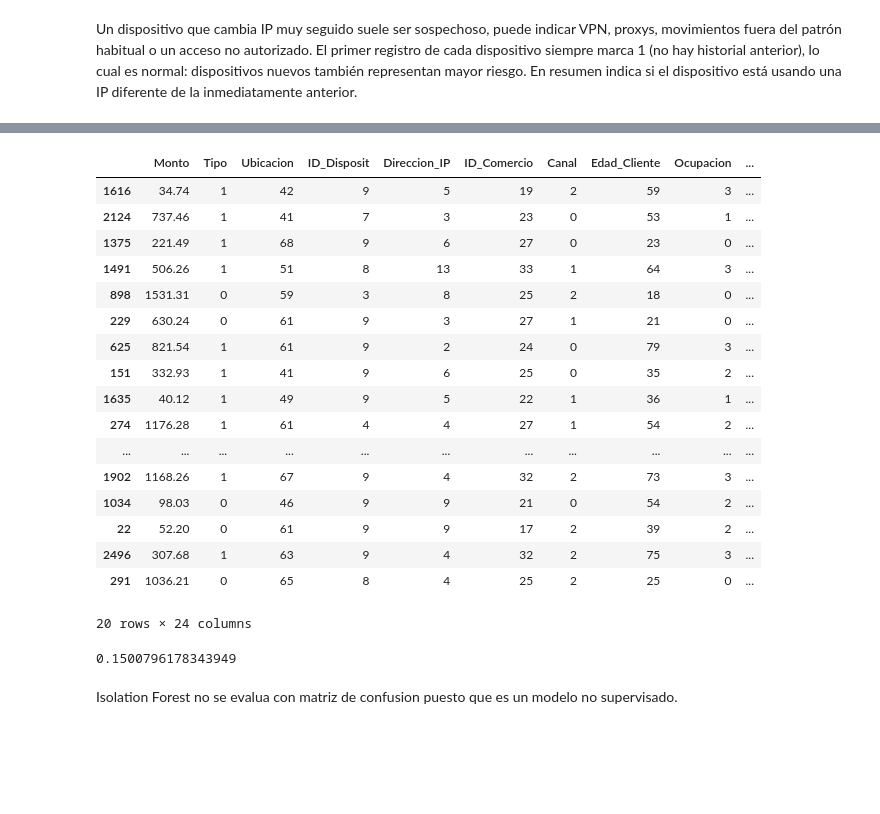
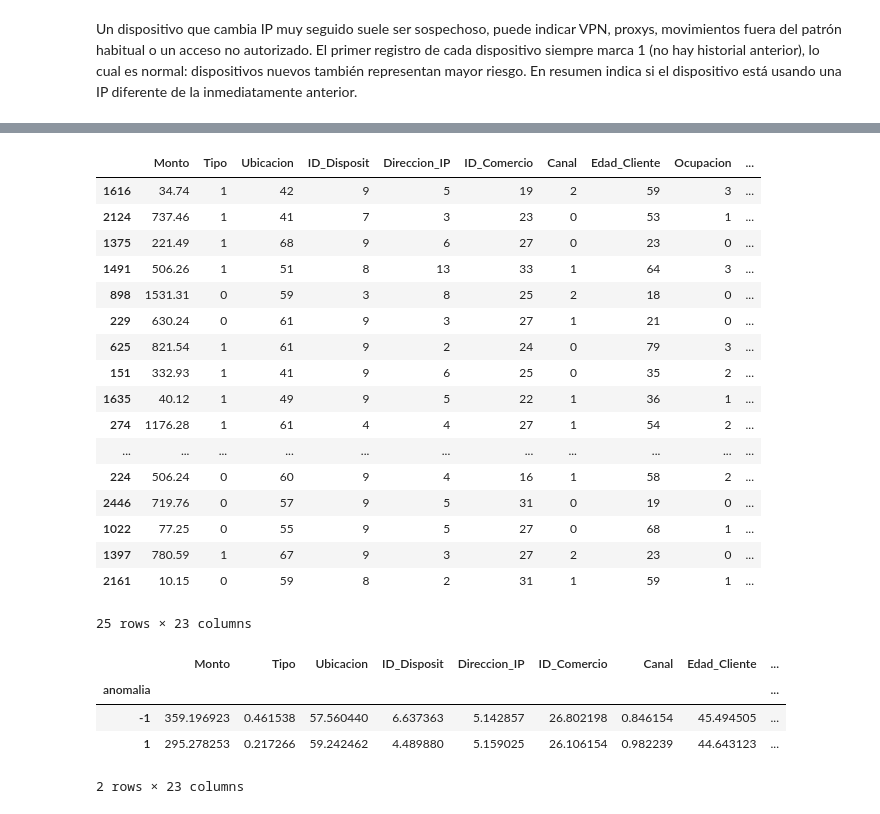
Before and after one commit to NestorDiazDataSC/Analisis_de_Datos, a Jupyter notebook: Deteccion_Fraude_Isolation_Forest/[O] Isolation Forest.ipynb, the cells around one changed output, grey strips where cells are left out. Drawn from its saved outputs; the diff is of its cells as text; code cells hidden in the pictures; blank space fills up the shorter version.

```diff
--- a/Deteccion_Fraude_Isolation_Forest/[O] Isolation Forest.ipynb
+++ b/Deteccion_Fraude_Isolation_Forest/[O] Isolation Forest.ipynb
@@ -228,6 +272,2 @@ Un dispositivo que cambia IP muy seguido suele ser sospechoso, puede indicar VPN
 # %%
 from sklearn.ensemble import IsolationForest
-# %%
-import numpy as np
-print("Recreando columna Fraude para evaluación técnica...")
-df['Fraude'] = np.random.choice([0,1], size=len(df), p=[0.95, 0.05])
@@ -236,4 +274,4 @@ Recreando columna Fraude para evaluación técnica...
 # %%
+# Defino solo X.
 data = df
-X = data.drop(columns=['Fraude']) # Sin la columna fraude
-y = df['Fraude']
+X = data
@@ -259,5 +278,5 @@ df.sample(10)
 # %%
 model = IsolationForest(n_estimators=100,
-                        contamination=0.15, # 10% de los datos se consideran anomalías
+                        contamination=0.0362, # 3.62% de los datos se consideran anomalías
                         random_state=42)
 # %%
@@ -313,30 +358,22 @@ shap.summary_plot(shap_values, X)
 # %%
 df['score'] = scores
-df.sort_values('score').head(20)  # los 20 más raros
+df.sort_values('score').head(25)  # los 25 datos con scores más bajos.
 # %% [output]
 |  | Monto | Tipo | Ubicacion | ID_Disposit | Direccion_IP | ID_Comercio | Canal | Edad_Cliente | Ocupacion | ... |
 | 1616 | 34.74 | 1 | 42 | 9 | 5 | 19 | 2 | 59 | 3 | ... |
 | 2124 | 737.46 | 1 | 41 | 7 | 3 | 23 | 0 | 53 | 1 | ... |
 | 1375 | 221.49 | 1 | 68 | 9 | 6 | 27 | 0 | 23 | 0 | ... |
 | 1491 | 506.26 | 1 | 51 | 8 | 13 | 33 | 1 | 64 | 3 | ... |
 | 898 | 1531.31 | 0 | 59 | 3 | 8 | 25 | 2 | 18 | 0 | ... |
 | 229 | 630.24 | 0 | 61 | 9 | 3 | 27 | 1 | 21 | 0 | ... |
 | 625 | 821.54 | 1 | 61 | 9 | 2 | 24 | 0 | 79 | 3 | ... |
 | 151 | 332.93 | 1 | 41 | 9 | 6 | 25 | 0 | 35 | 2 | ... |
 | 1635 | 40.12 | 1 | 49 | 9 | 5 | 22 | 1 | 36 | 1 | ... |
 | 274 | 1176.28 | 1 | 61 | 4 | 4 | 27 | 1 | 54 | 2 | ... |
 | ... | ... | ... | ... | ... | ... | ... | ... | ... | ... | ... |
-| 1902 | 1168.26 | 1 | 67 | 9 | 4 | 32 | 2 | 73 | 3 | ... |
-| 1034 | 98.03 | 0 | 46 | 9 | 9 | 21 | 0 | 54 | 2 | ... |
-| 22 | 52.20 | 0 | 61 | 9 | 9 | 17 | 2 | 39 | 2 | ... |
-| 2496 | 307.68 | 1 | 63 | 9 | 4 | 32 | 2 | 75 | 3 | ... |
-| 291 | 1036.21 | 0 | 65 | 8 | 4 | 25 | 2 | 25 | 0 | ... |
+| 224 | 506.24 | 0 | 60 | 9 | 4 | 16 | 1 | 58 | 2 | ... |
+| 2446 | 719.76 | 0 | 57 | 9 | 5 | 31 | 0 | 19 | 0 | ... |
+| 1022 | 77.25 | 0 | 55 | 9 | 5 | 27 | 0 | 68 | 1 | ... |
+| 1397 | 780.59 | 1 | 67 | 9 | 3 | 27 | 2 | 23 | 0 | ... |
+| 2161 | 10.15 | 0 | 59 | 8 | 2 | 31 | 1 | 59 | 1 | ... |
-20 rows × 24 columns
+25 rows × 23 columns
-# %%
-pred = model.fit_predict(X)
-outliers = (pred == -1).mean()
-print(outliers)
-# %% [output]
-0.1500796178343949
-# %% [markdown]
-Isolation Forest no se evalua con matriz de confusion puesto que es un modelo no supervisado.
@@ -342,0 +383,9 @@ Isolation Forest no se evalua con matriz de confusion puesto que es un modelo no
+# %%
+perfil = df.groupby('anomalia').mean()
+perfil
+# %% [output]
+|  | Monto | Tipo | Ubicacion | ID_Disposit | Direccion_IP | ID_Comercio | Canal | Edad_Cliente | ... |
+| anomalia |  |  |  |  |  |  |  |  | ... |
+| -1 | 359.196923 | 0.461538 | 57.560440 | 6.637363 | 5.142857 | 26.802198 | 0.846154 | 45.494505 | ... |
+| 1 | 295.278253 | 0.217266 | 59.242462 | 4.489880 | 5.159025 | 26.106154 | 0.982239 | 44.643123 | ... |
+2 rows × 23 columns
```
Also changed, not shown: parts of 55 cells of this notebook.
